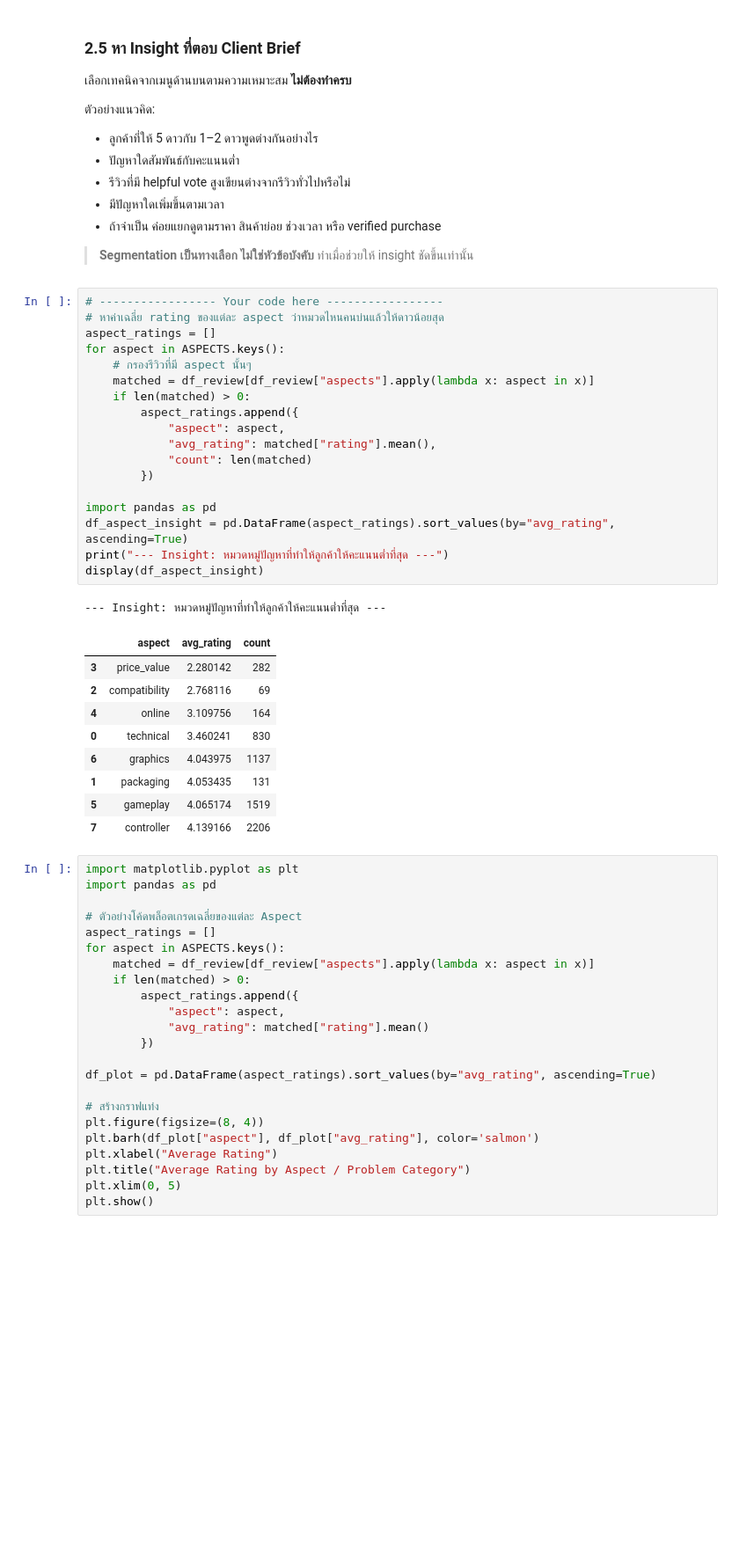
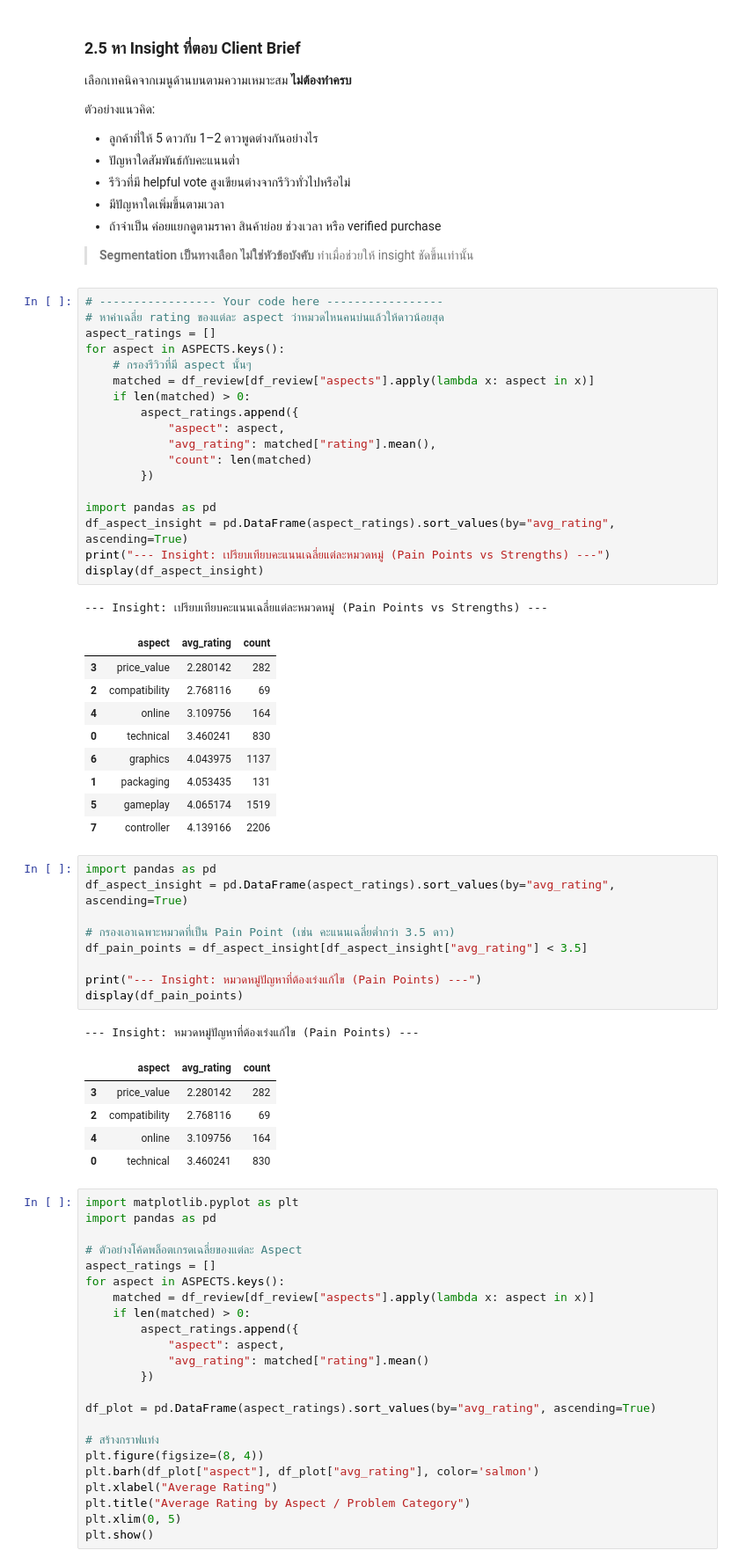
Before and after one commit to spannav/project_bigdata, a Jupyter notebook: Project1_Video_Games.ipynb, the cells around one changed output. Shown at 88% size. Saved outputs shown, nothing was run; the diff lists cells and outputs as text; blank space fills up the shorter version.

```diff
--- a/Project1_Video_Games.ipynb
+++ b/Project1_Video_Games.ipynb
@@ -800,10 +800,10 @@ for aspect in ASPECTS.keys():
 
 import pandas as pd
 df_aspect_insight = pd.DataFrame(aspect_ratings).sort_values(by="avg_rating", ascending=True)
-print("--- Insight: หมวดหมู่ปัญหาที่ทำให้ลูกค้าให้คะแนนต่ำที่สุด ---")
+print("--- Insight: เปรียบเทียบคะแนนเฉลี่ยแต่ละหมวดหมู่ (Pain Points vs Strengths) ---")
 display(df_aspect_insight)
 # %% [output]
---- Insight: หมวดหมู่ปัญหาที่ทำให้ลูกค้าให้คะแนนต่ำที่สุด ---
+--- Insight: เปรียบเทียบคะแนนเฉลี่ยแต่ละหมวดหมู่ (Pain Points vs Strengths) ---
 |  | aspect | avg_rating | count |
 | 3 | price_value | 2.280142 | 282 |
 | 2 | compatibility | 2.768116 | 69 |
@@ -813,6 +813,22 @@ display(df_aspect_insight)
 | 1 | packaging | 4.053435 | 131 |
 | 5 | gameplay | 4.065174 | 1519 |
 | 7 | controller | 4.139166 | 2206 |
+# %%
+import pandas as pd
+df_aspect_insight = pd.DataFrame(aspect_ratings).sort_values(by="avg_rating", ascending=True)
+
+# กรองเอาเฉพาะหมวดที่เป็น Pain Point (เช่น คะแนนเฉลี่ยต่ำกว่า 3.5 ดาว)
+df_pain_points = df_aspect_insight[df_aspect_insight["avg_rating"] < 3.5]
+
+print("--- Insight: หมวดหมู่ปัญหาที่ต้องเร่งแก้ไข (Pain Points) ---")
+display(df_pain_points)
+# %% [output]
+--- Insight: หมวดหมู่ปัญหาที่ต้องเร่งแก้ไข (Pain Points) ---
+|  | aspect | avg_rating | count |
+| 3 | price_value | 2.280142 | 282 |
+| 2 | compatibility | 2.768116 | 69 |
+| 4 | online | 3.109756 | 164 |
+| 0 | technical | 3.460241 | 830 |
 # %%
 import matplotlib.pyplot as plt
 import pandas as pd
```
Also changed, not shown: parts of 1 cell of this notebook, 1 other file.
